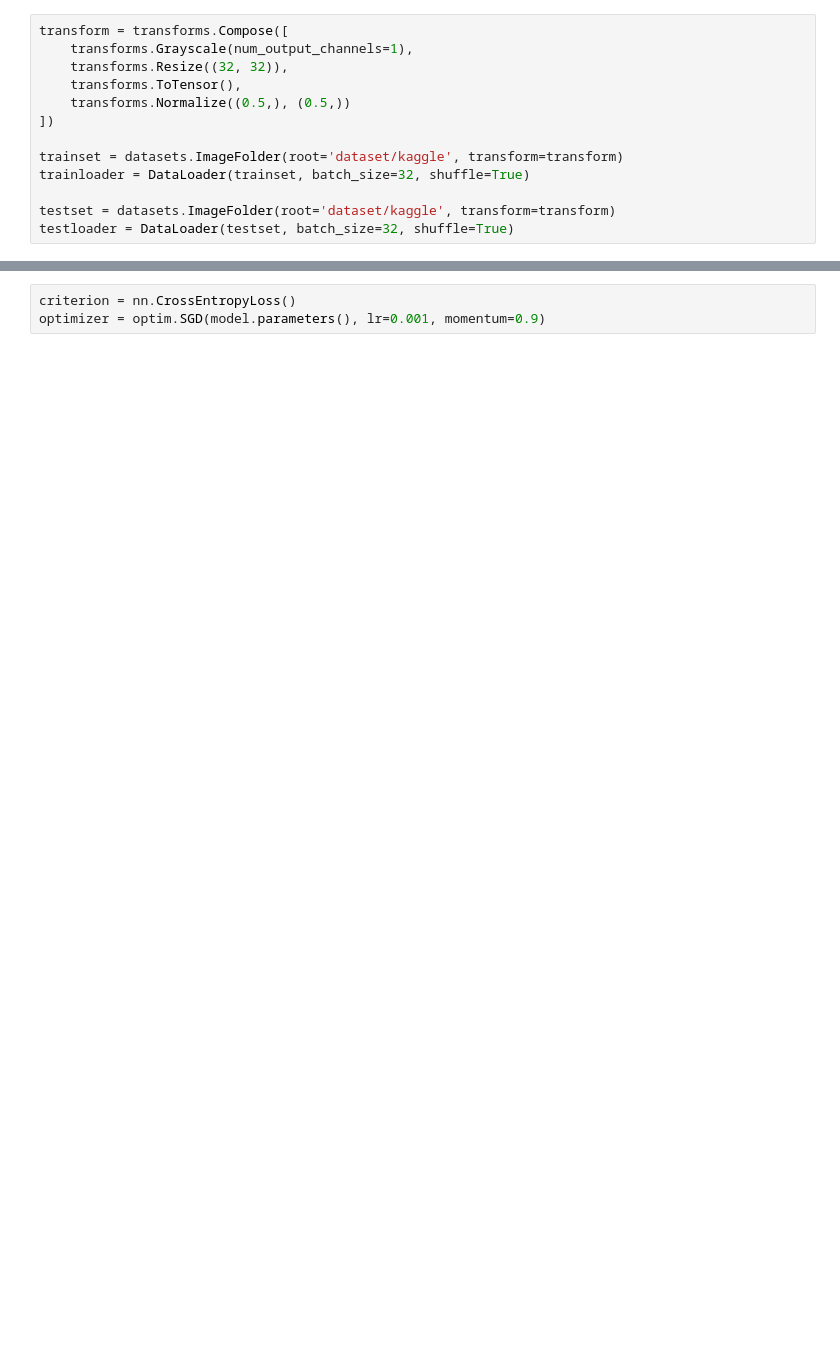
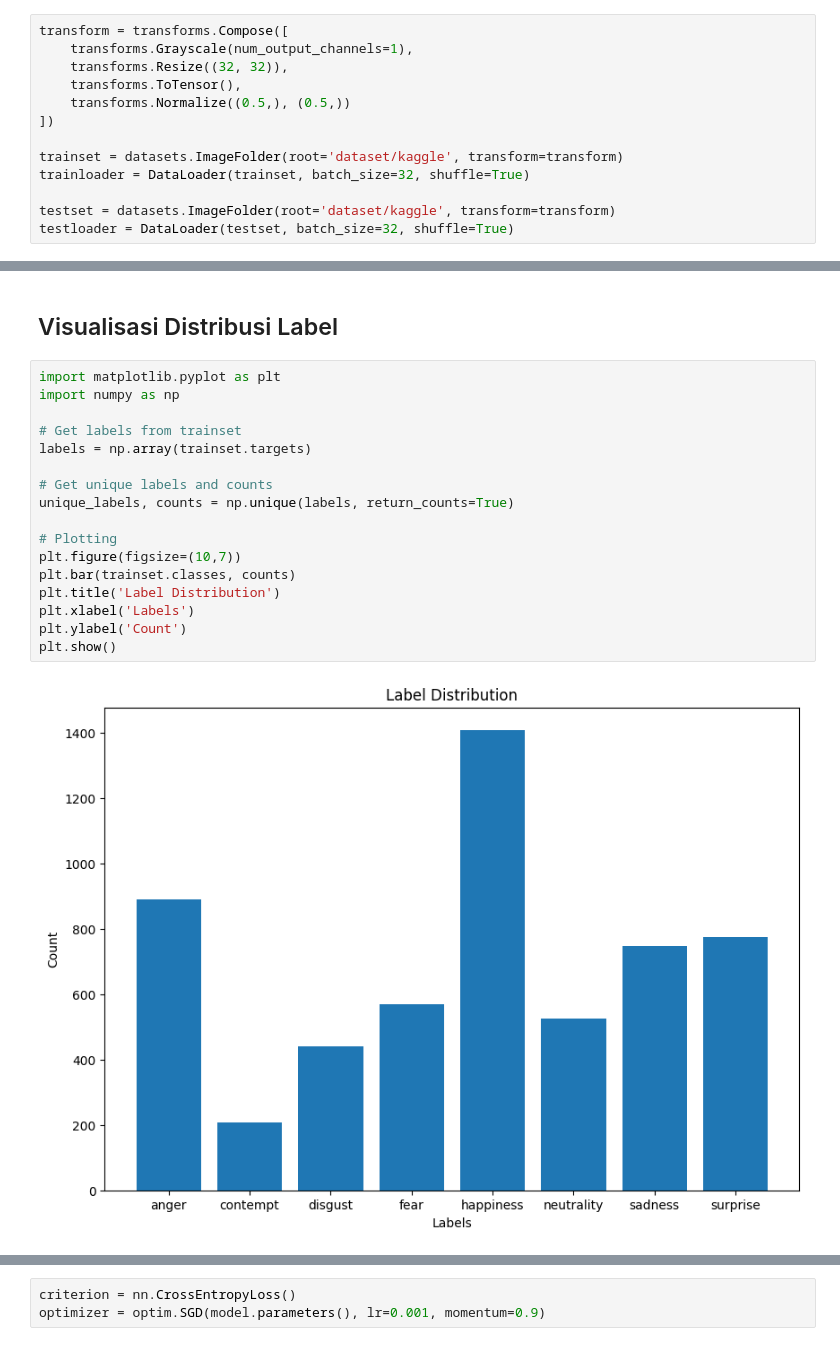
Before and after one commit to aditira/emotion-recognition, a Jupyter notebook: pytorch-train-model.ipynb, the cells around one changed output, grey strips where cells are left out. Drawn from its saved outputs; the diff is of its cells as text; blank space fills up the shorter version.

```diff
--- a/pytorch-train-model.ipynb
+++ b/pytorch-train-model.ipynb
@@ -44,0 +82,21 @@ testloader = DataLoader(testset, batch_size=32, shuffle=True)
+# %% [markdown]
+## Visualisasi Distribusi Label
+# %%
+import matplotlib.pyplot as plt
+import numpy as np
+
+# Get labels from trainset
+labels = np.array(trainset.targets)
+
+# Get unique labels and counts
+unique_labels, counts = np.unique(labels, return_counts=True)
+
+# Plotting
+plt.figure(figsize=(10,7))
+plt.bar(trainset.classes, counts)
+plt.title('Label Distribution')
+plt.xlabel('Labels')
+plt.ylabel('Count')
+plt.show()
+# %% [output]
+[figure, added]
```
Also changed, not shown: parts of 24 cells of this notebook, 2 other files.
